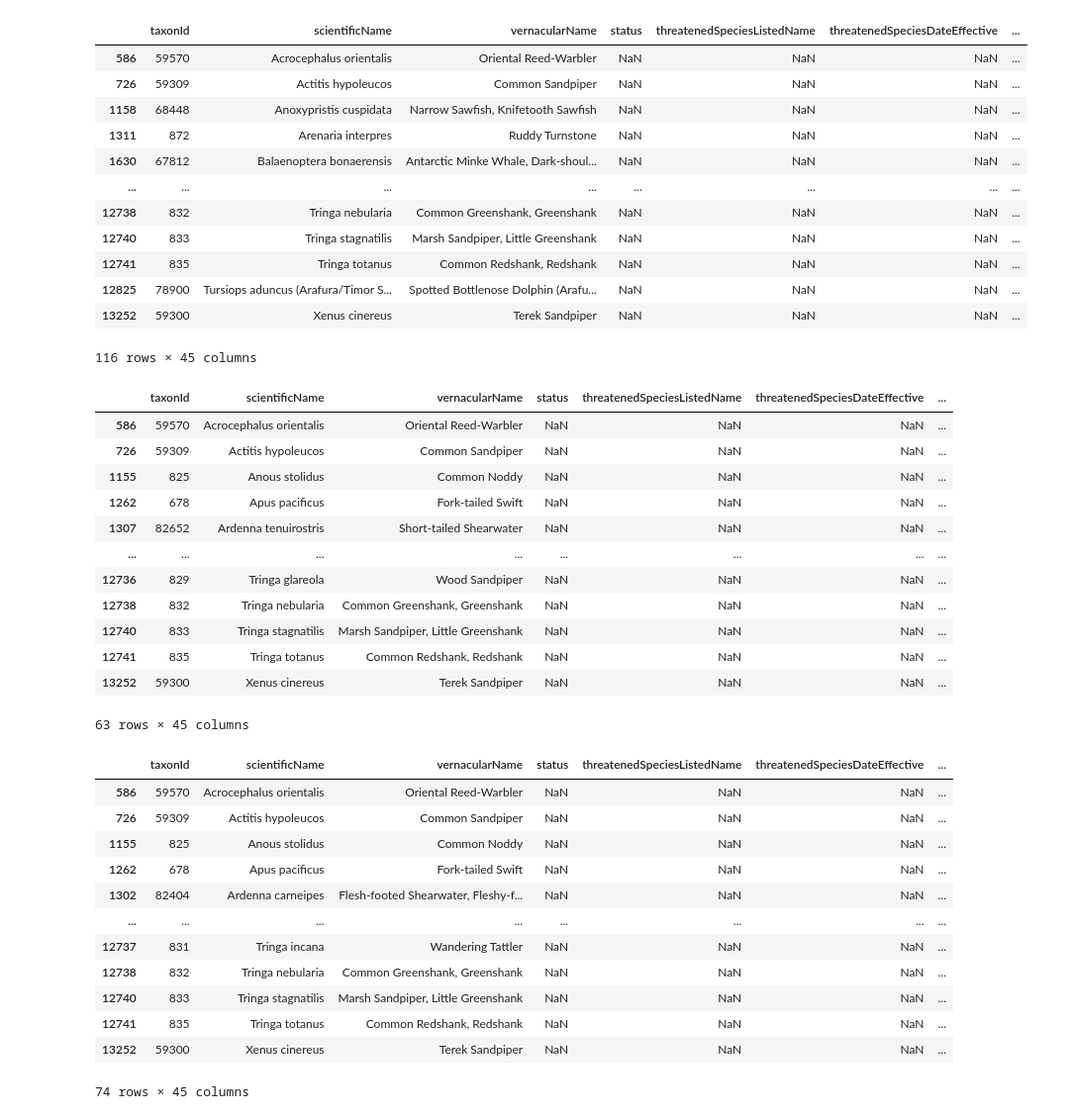
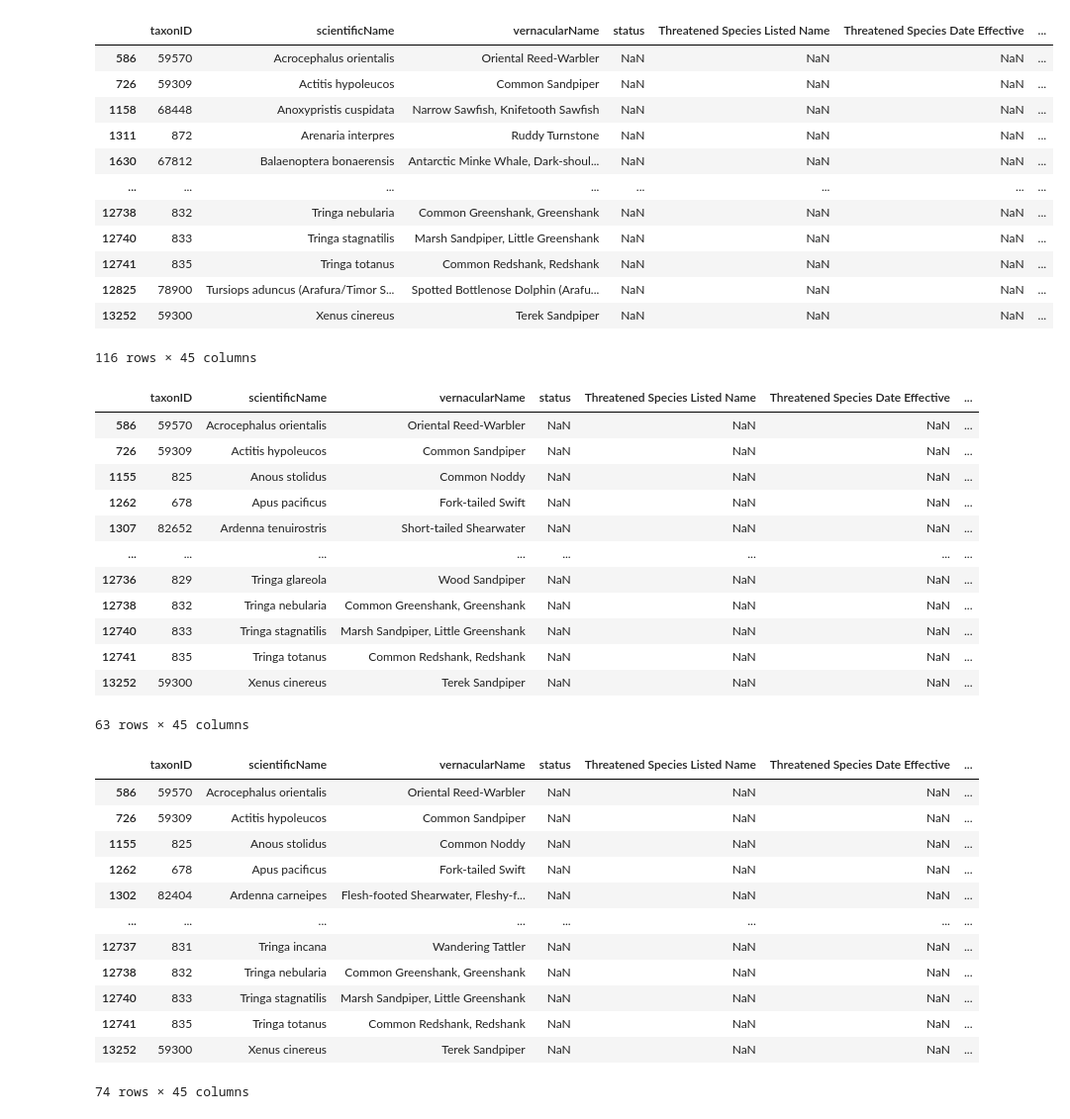
Before and after one commit to AtlasOfLivingAustralia/authoritative-lists, a Jupyter notebook: source-code/py-notebook/EPBC-list.ipynb, the cells around one changed output. Shown at 99% size. Drawn from its saved outputs; the diff is of its cells as text; code cells hidden in the pictures.

Commit message:
Columns names and data for EPBC filter update

```diff
--- a/source-code/py-notebook/EPBC-list.ipynb
+++ b/source-code/py-notebook/EPBC-list.ipynb
@@ -42,7 +42,11 @@ epbcreport = epbcreport.rename(columns=
     'Scientific Name':'scientificName',
     'Common Name':'vernacularName',
     'EPBC Threat Status':'status',
-    'EPBC Threatened Species Listed Name' : 'EPBC Threatened Species Listed Name',
+    'IUCN Red List': 'iucn Red List',
+    'IUCN Red List Listed Names' : 'iucn Red List Listed Names',
+    'CAMBA': 'Camba',
+    'JAMBA': 'Jamba',
+    'ROKAMBA': 'Rokamba',
     'Kingdom':'kingdom',
     'Phylum':'phylum',
     'Class': 'class',
@@ -64,8 +68,5 @@ epbcreport.columns = epbcreport.columns.str.replace(r"[().: ]", " ", regex=True)
 epbcreport.columns = epbcreport.columns.str.replace("EPBC","", regex=True)
 epbcreport.columns = epbcreport.columns.str.replace("FPAL","", regex=True)
 epbcreport.columns = epbcreport.columns.str.strip()
-#Camel case all column names
-epbcreport = clean_columns(epbcreport, case = 'camel')
-# epbcreport.to_csv(projectDir + dataDir + "EPBC-new-conservation.csv",index=False)
-epbcreport.columns[28:44]
+epbcreport.columns
 # %% [output]
@@ -101,10 +108,10 @@ df2
 # %%
 # create Bonn list
-bonn = epbcreport[epbcreport["bonn"].notna()]
+bonn = epbcreport[epbcreport["Bonn"].notna()]
 bonn.to_csv(projectDir + dataDir + "BONN-new-conservation.csv",index=False)
 bonn
 # %% [output]
-|  | taxonId | scientificName | vernacularName | status | threatenedSpeciesListedName | threatenedSpeciesDateEffective | ... |
+|  | taxonID | scientificName | vernacularName | status | Threatened Species Listed Name | Threatened Species Date Effective | ... |
 | 586 | 59570 | Acrocephalus orientalis | Oriental Reed-Warbler | NaN | NaN | NaN | ... |
 | 726 | 59309 | Actitis hypoleucos | Common Sandpiper | NaN | NaN | NaN | ... |
 | 1158 | 68448 | Anoxypristis cuspidata | Narrow Sawfish, Knifetooth Sawfish | NaN | NaN | NaN | ... |
@@ -119,11 +126,11 @@ bonn
 116 rows × 45 columns
 # %%
 # create CAMBA list
-camba = epbcreport[epbcreport["camba"]=="Listed"]
+camba = epbcreport[epbcreport["Camba"]=="Listed"]
 camba.to_csv(projectDir + dataDir + "CAMBA-new-conservation.csv",index=False)
 camba
 # %% [output]
-|  | taxonId | scientificName | vernacularName | status | threatenedSpeciesListedName | threatenedSpeciesDateEffective | ... |
+|  | taxonID | scientificName | vernacularName | status | Threatened Species Listed Name | Threatened Species Date Effective | ... |
 | 586 | 59570 | Acrocephalus orientalis | Oriental Reed-Warbler | NaN | NaN | NaN | ... |
 | 726 | 59309 | Actitis hypoleucos | Common Sandpiper | NaN | NaN | NaN | ... |
 | 1155 | 825 | Anous stolidus | Common Noddy | NaN | NaN | NaN | ... |
@@ -138,11 +145,11 @@ camba
 63 rows × 45 columns
 # %%
 # create JAMBA list
-jamba = epbcreport[epbcreport["jamba"]=="Listed"]
+jamba = epbcreport[epbcreport["Jamba"]=="Listed"]
 jamba.to_csv(projectDir + dataDir + "JAMBA-new-conservation.csv",index=False)
 jamba
 # %% [output]
-|  | taxonId | scientificName | vernacularName | status | threatenedSpeciesListedName | threatenedSpeciesDateEffective | ... |
+|  | taxonID | scientificName | vernacularName | status | Threatened Species Listed Name | Threatened Species Date Effective | ... |
 | 586 | 59570 | Acrocephalus orientalis | Oriental Reed-Warbler | NaN | NaN | NaN | ... |
 | 726 | 59309 | Actitis hypoleucos | Common Sandpiper | NaN | NaN | NaN | ... |
 | 1155 | 825 | Anous stolidus | Common Noddy | NaN | NaN | NaN | ... |
```
Also changed, not shown: parts of 5 cells of this notebook, 9 other files.
